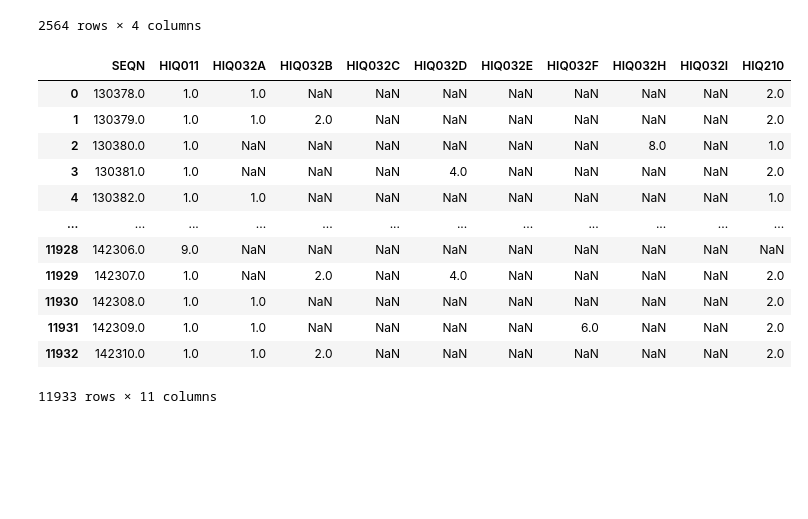
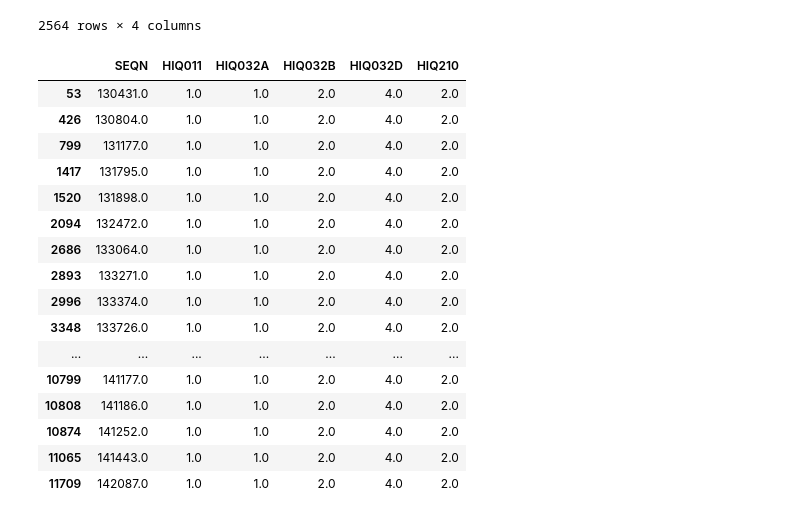
Before and after one commit to manaswithasunkara/Bias-mititgation-Healthcare-, a Jupyter notebook: Bias_Mitigation.ipynb, the cells around one changed output. Cells and saved outputs as stored; diff of their text form; code cells hidden in the pictures; blank space fills up the shorter version.

Commit message:
cleaning data

```diff
--- a/Bias_Mitigation.ipynb
+++ b/Bias_Mitigation.ipynb
@@ -62,20 +62,26 @@ fertin_data
 2564 rows × 4 columns
 # %%
 insurance_data= load_dataset("HIQ_L.xpt")
+insurance_data = insurance_data.drop(['HIQ032C', 'HIQ032E', 'HIQ032F','HIQ032H','HIQ032I' ], axis=1)
+insurance_data = insurance_data.dropna()
 insurance_data
 # %% [output]
-|  | SEQN | HIQ011 | HIQ032A | HIQ032B | HIQ032C | HIQ032D | HIQ032E | HIQ032F | HIQ032H | HIQ032I | HIQ210 |
-| 0 | 130378.0 | 1.0 | 1.0 | NaN | NaN | NaN | NaN | NaN | NaN | NaN | 2.0 |
-| 1 | 130379.0 | 1.0 | 1.0 | 2.0 | NaN | NaN | NaN | NaN | NaN | NaN | 2.0 |
-| 2 | 130380.0 | 1.0 | NaN | NaN | NaN | NaN | NaN | NaN | 8.0 | NaN | 1.0 |
-| 3 | 130381.0 | 1.0 | NaN | NaN | NaN | 4.0 | NaN | NaN | NaN | NaN | 2.0 |
-| 4 | 130382.0 | 1.0 | 1.0 | NaN | NaN | NaN | NaN | NaN | NaN | NaN | 1.0 |
-| ... | ... | ... | ... | ... | ... | ... | ... | ... | ... | ... | ... |
-| 11928 | 142306.0 | 9.0 | NaN | NaN | NaN | NaN | NaN | NaN | NaN | NaN | NaN |
-| 11929 | 142307.0 | 1.0 | NaN | 2.0 | NaN | 4.0 | NaN | NaN | NaN | NaN | 2.0 |
-| 11930 | 142308.0 | 1.0 | 1.0 | NaN | NaN | NaN | NaN | NaN | NaN | NaN | 2.0 |
-| 11931 | 142309.0 | 1.0 | 1.0 | NaN | NaN | NaN | NaN | 6.0 | NaN | NaN | 2.0 |
-| 11932 | 142310.0 | 1.0 | 1.0 | 2.0 | NaN | NaN | NaN | NaN | NaN | NaN | 2.0 |
+|  | SEQN | HIQ011 | HIQ032A | HIQ032B | HIQ032D | HIQ210 |
+| 53 | 130431.0 | 1.0 | 1.0 | 2.0 | 4.0 | 2.0 |
+| 426 | 130804.0 | 1.0 | 1.0 | 2.0 | 4.0 | 2.0 |
+| 799 | 131177.0 | 1.0 | 1.0 | 2.0 | 4.0 | 2.0 |
+| 1417 | 131795.0 | 1.0 | 1.0 | 2.0 | 4.0 | 2.0 |
+| 1520 | 131898.0 | 1.0 | 1.0 | 2.0 | 4.0 | 2.0 |
+| 2094 | 132472.0 | 1.0 | 1.0 | 2.0 | 4.0 | 2.0 |
+| 2686 | 133064.0 | 1.0 | 1.0 | 2.0 | 4.0 | 2.0 |
+| 2893 | 133271.0 | 1.0 | 1.0 | 2.0 | 4.0 | 2.0 |
+| 2996 | 133374.0 | 1.0 | 1.0 | 2.0 | 4.0 | 2.0 |
+| 3348 | 133726.0 | 1.0 | 1.0 | 2.0 | 4.0 | 2.0 |
+| ... | ... | ... | ... | ... | ... | ... |
+| 10799 | 141177.0 | 1.0 | 1.0 | 2.0 | 4.0 | 2.0 |
+| 10808 | 141186.0 | 1.0 | 1.0 | 2.0 | 4.0 | 2.0 |
+| 10874 | 141252.0 | 1.0 | 1.0 | 2.0 | 4.0 | 2.0 |
+| 11065 | 141443.0 | 1.0 | 1.0 | 2.0 | 4.0 | 2.0 |
+| 11709 | 142087.0 | 1.0 | 1.0 | 2.0 | 4.0 | 2.0 |
-11933 rows × 11 columns
 # %%
 creactive_data= load_dataset("HSCRP_L.xpt")
```
Also changed, not shown: parts of 3 cells of this notebook.
